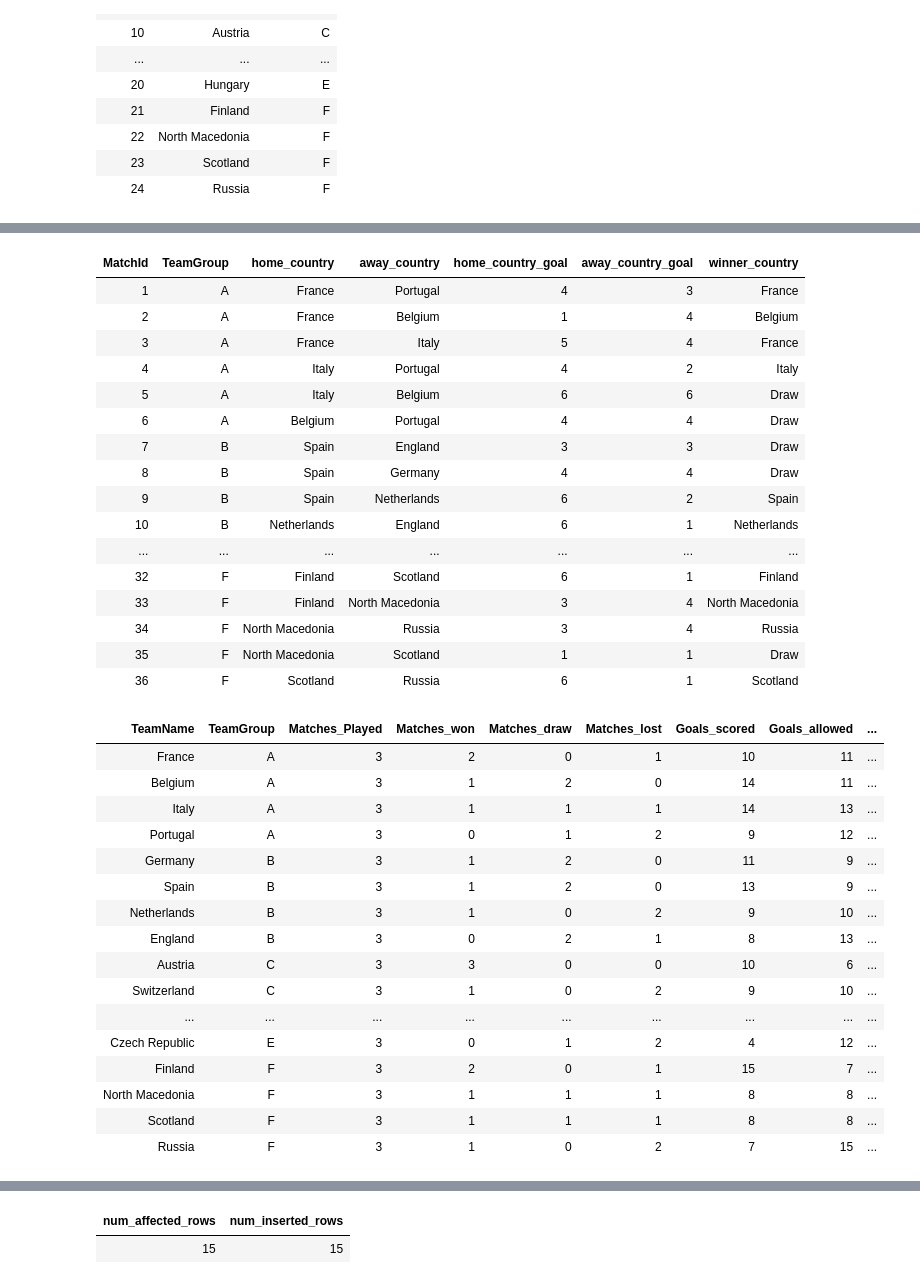
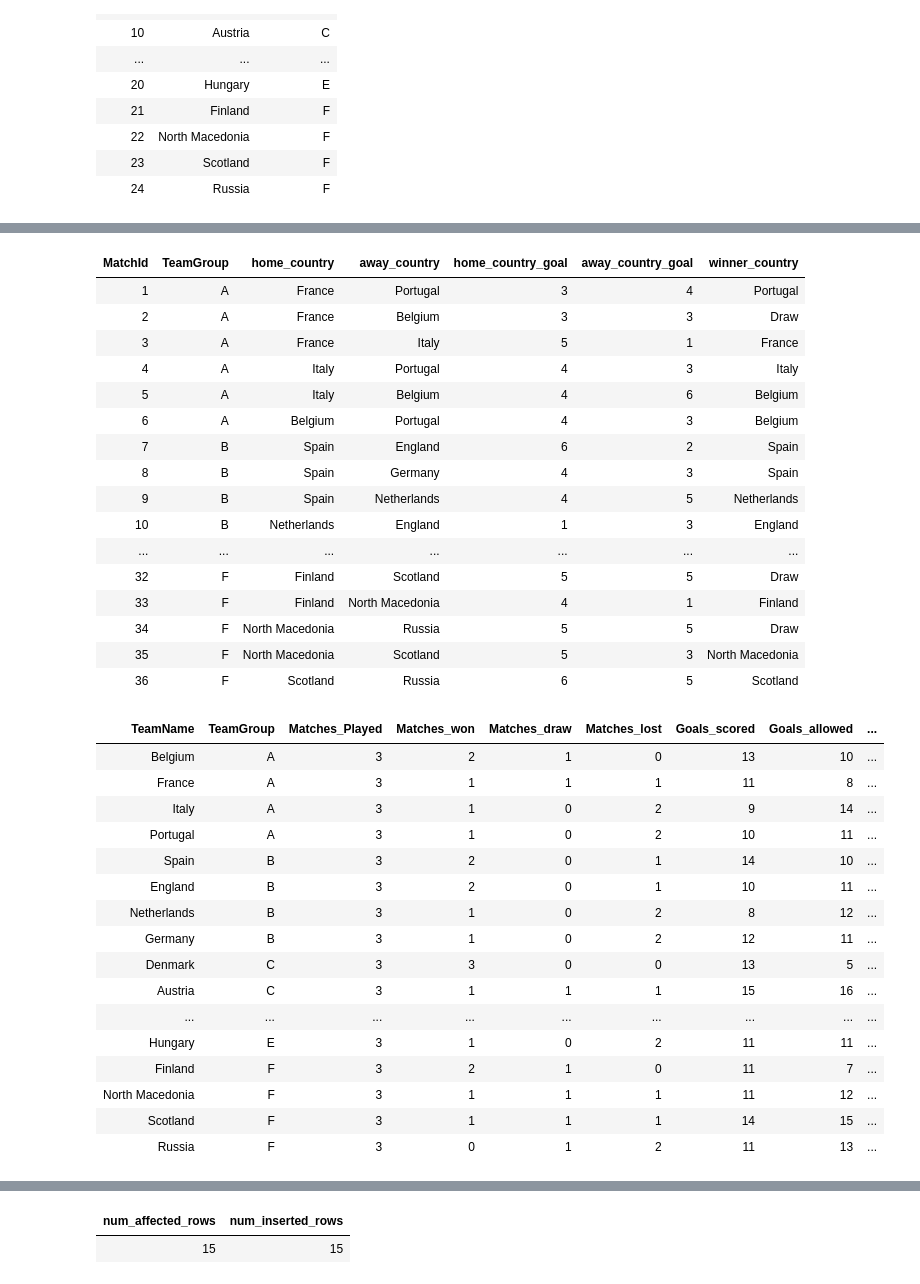
Before and after one commit to cezanekarki/Bootcamp-Tasks, a Jupyter notebook: Eurocup Task/Eurocup.ipynb, the cells around one changed output, grey strips where cells are left out. Saved outputs shown, nothing was run; the diff lists cells and outputs as text; code cells hidden in the pictures.

```diff
--- a/Eurocup Task/Eurocup.ipynb
+++ b/Eurocup Task/Eurocup.ipynb
@@ -111,25 +123,25 @@ WHEN home_country_goal < away_country_goal THEN away_country
 ELSE 'Draw'
 END;
 
-select * from group_stage;
+select * from matches;
 # %% [output]
 | MatchId | TeamGroup | home_country | away_country | home_country_goal | away_country_goal | winner_country |
-| 1 | A | France | Portugal | 4 | 3 | France |
-| 2 | A | France | Belgium | 1 | 4 | Belgium |
-| 3 | A | France | Italy | 5 | 4 | France |
-| 4 | A | Italy | Portugal | 4 | 2 | Italy |
-| 5 | A | Italy | Belgium | 6 | 6 | Draw |
-| 6 | A | Belgium | Portugal | 4 | 4 | Draw |
-| 7 | B | Spain | England | 3 | 3 | Draw |
-| 8 | B | Spain | Germany | 4 | 4 | Draw |
-| 9 | B | Spain | Netherlands | 6 | 2 | Spain |
-| 10 | B | Netherlands | England | 6 | 1 | Netherlands |
+| 1 | A | France | Portugal | 3 | 4 | Portugal |
+| 2 | A | France | Belgium | 3 | 3 | Draw |
+| 3 | A | France | Italy | 5 | 1 | France |
+| 4 | A | Italy | Portugal | 4 | 3 | Italy |
+| 5 | A | Italy | Belgium | 4 | 6 | Belgium |
+| 6 | A | Belgium | Portugal | 4 | 3 | Belgium |
+| 7 | B | Spain | England | 6 | 2 | Spain |
+| 8 | B | Spain | Germany | 4 | 3 | Spain |
+| 9 | B | Spain | Netherlands | 4 | 5 | Netherlands |
+| 10 | B | Netherlands | England | 1 | 3 | England |
 | ... | ... | ... | ... | ... | ... | ... |
-| 32 | F | Finland | Scotland | 6 | 1 | Finland |
-| 33 | F | Finland | North Macedonia | 3 | 4 | North Macedonia |
-| 34 | F | North Macedonia | Russia | 3 | 4 | Russia |
-| 35 | F | North Macedonia | Scotland | 1 | 1 | Draw |
-| 36 | F | Scotland | Russia | 6 | 1 | Scotland |
+| 32 | F | Finland | Scotland | 5 | 5 | Draw |
+| 33 | F | Finland | North Macedonia | 4 | 1 | Finland |
+| 34 | F | North Macedonia | Russia | 5 | 5 | Draw |
+| 35 | F | North Macedonia | Scotland | 5 | 3 | North Macedonia |
+| 36 | F | Scotland | Russia | 6 | 5 | Scotland |
 # %%
 %sql
 CREATE OR REPLACE TABLE group_stage_ranking AS
@@ -164,51 +176,51 @@ SELECT
       WHEN goals_scored = goals_allowed THEN 1
       ELSE 0
     END
   ) AS points
 FROM(
     SELECT
       TeamGroup,
       home_country AS team_id,
       home_country_goal AS goals_scored,
       away_country_goal AS goals_allowed
     FROM
-      group_stage
+      matches
     UNION ALL
     SELECT
       TeamGroup,
       away_country AS team_id,
       away_country_goal AS goals_scored,
       home_country_goal AS goals_allowed
     FROM
-      group_stage
+      matches
   ) AS group_matches
 GROUP BY
   team_id,
   TeamGroup
 
 ORDER BY
   TeamGroup,
   points DESC;
 
 select * FROM group_stage_ranking;
 # %% [output]
 | TeamName | TeamGroup | Matches_Played | Matches_won | Matches_draw | Matches_lost | Goals_scored | Goals_allowed | ... |
-| France | A | 3 | 2 | 0 | 1 | 10 | 11 | ... |
-| Belgium | A | 3 | 1 | 2 | 0 | 14 | 11 | ... |
-| Italy | A | 3 | 1 | 1 | 1 | 14 | 13 | ... |
-| Portugal | A | 3 | 0 | 1 | 2 | 9 | 12 | ... |
-| Germany | B | 3 | 1 | 2 | 0 | 11 | 9 | ... |
-| Spain | B | 3 | 1 | 2 | 0 | 13 | 9 | ... |
-| Netherlands | B | 3 | 1 | 0 | 2 | 9 | 10 | ... |
-| England | B | 3 | 0 | 2 | 1 | 8 | 13 | ... |
-| Austria | C | 3 | 3 | 0 | 0 | 10 | 6 | ... |
-| Switzerland | C | 3 | 1 | 0 | 2 | 9 | 10 | ... |
+| Belgium | A | 3 | 2 | 1 | 0 | 13 | 10 | ... |
+| France | A | 3 | 1 | 1 | 1 | 11 | 8 | ... |
+| Italy | A | 3 | 1 | 0 | 2 | 9 | 14 | ... |
+| Portugal | A | 3 | 1 | 0 | 2 | 10 | 11 | ... |
+| Spain | B | 3 | 2 | 0 | 1 | 14 | 10 | ... |
+| England | B | 3 | 2 | 0 | 1 | 10 | 11 | ... |
+| Netherlands | B | 3 | 1 | 0 | 2 | 8 | 12 | ... |
+| Germany | B | 3 | 1 | 0 | 2 | 12 | 11 | ... |
+| Denmark | C | 3 | 3 | 0 | 0 | 13 | 5 | ... |
+| Austria | C | 3 | 1 | 1 | 1 | 15 | 16 | ... |
 | ... | ... | ... | ... | ... | ... | ... | ... | ... |
-| Czech Republic | E | 3 | 0 | 1 | 2 | 4 | 12 | ... |
-| Finland | F | 3 | 2 | 0 | 1 | 15 | 7 | ... |
-| North Macedonia | F | 3 | 1 | 1 | 1 | 8 | 8 | ... |
-| Scotland | F | 3 | 1 | 1 | 1 | 8 | 8 | ... |
-| Russia | F | 3 | 1 | 0 | 2 | 7 | 15 | ... |
+| Hungary | E | 3 | 1 | 0 | 2 | 11 | 11 | ... |
+| Finland | F | 3 | 2 | 1 | 0 | 11 | 7 | ... |
+| North Macedonia | F | 3 | 1 | 1 | 1 | 11 | 12 | ... |
+| Scotland | F | 3 | 1 | 1 | 1 | 14 | 15 | ... |
+| Russia | F | 3 | 0 | 1 | 2 | 11 | 13 | ... |
 # %%
 %sql
 CREATE OR REPLACE TABLE round_of_16 AS
```
Also changed, not shown: parts of 25 cells of this notebook.
